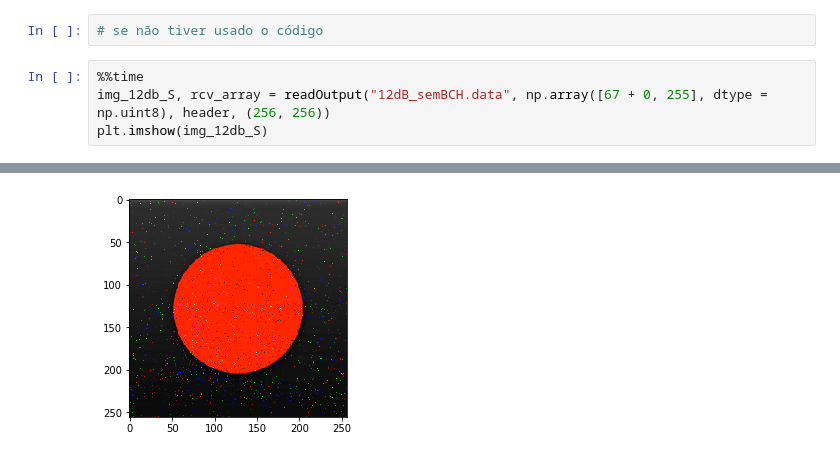
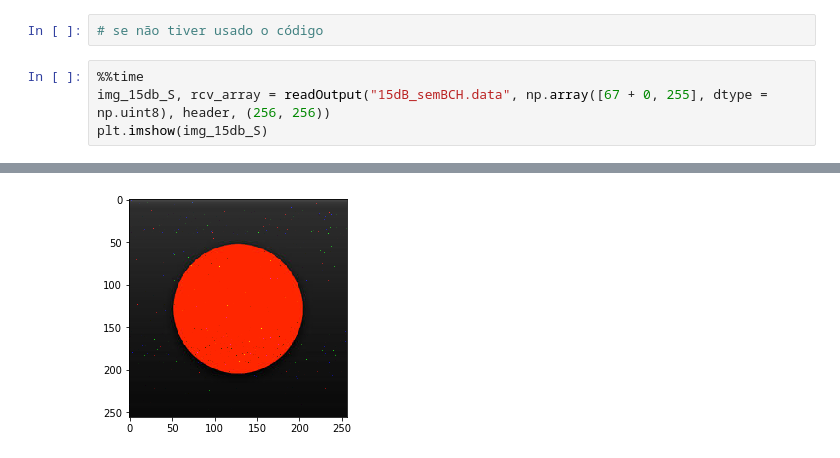
Before and after one commit to rafaelmcam/gr-ITpp, a Jupyter notebook: examples/BPSK Ladams/16-05-2019 (A Fazer)/BCH Recoder.ipynb, the cells around one changed output, grey strips where cells are left out. Saved outputs shown, nothing was run; the diff lists cells and outputs as text.

```diff
--- a/examples/BPSK Ladams/16-05-2019 (A Fazer)/BCH Recoder.ipynb
+++ b/examples/BPSK Ladams/16-05-2019 (A Fazer)/BCH Recoder.ipynb
@@ -17,6 +17,6 @@ header = orig[:122]
 # se não tiver usado o código
 # %%
 %%time
-img_12db_S, rcv_array = readOutput("12dB_semBCH.data", np.array([67 + 0, 255], dtype = np.uint8), header, (256, 256))
-plt.imshow(img_12db_S)
+img_15db_S, rcv_array = readOutput("15dB_semBCH.data", np.array([67 + 0, 255], dtype = np.uint8), header, (256, 256))
+plt.imshow(img_15db_S)
 # %% [output]
@@ -25,3 +25,3 @@ Wall time: 4.68 s
-[figure, old version]
+[figure, new version]
 # %%
 %%time
```
Also changed, not shown: parts of 4 cells of this notebook.
